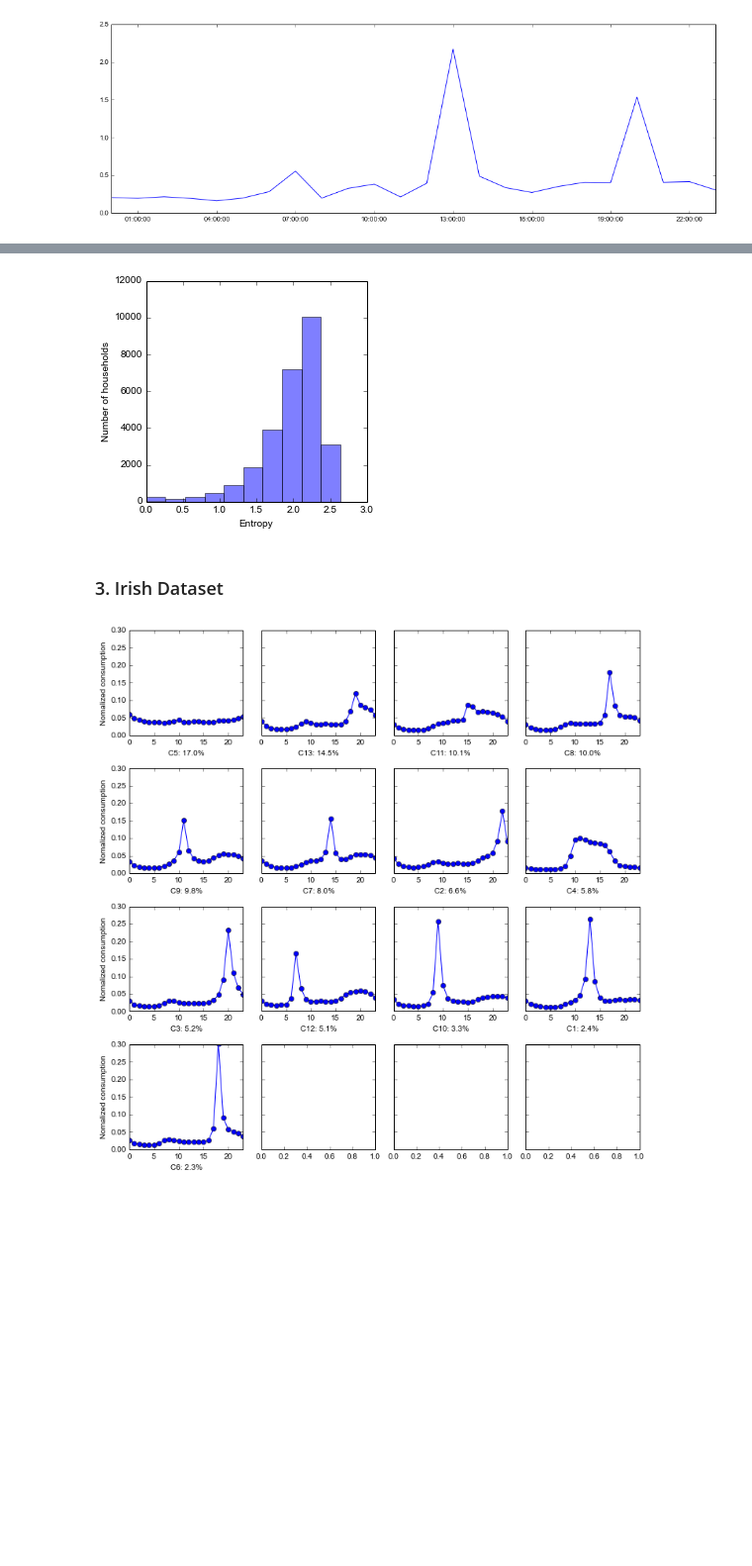
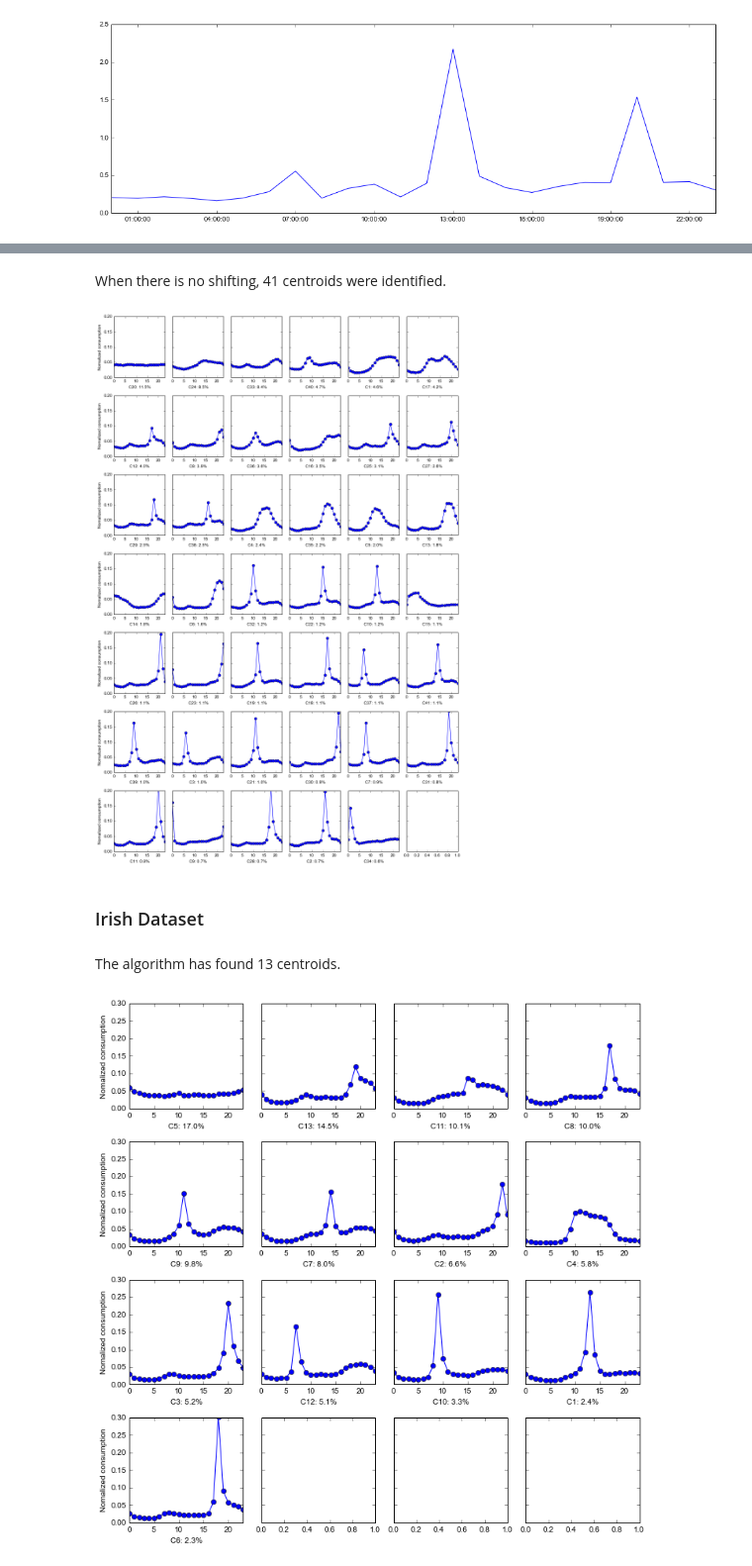
Before and after one commit to xiufengliu/SmartMeterDataAnalytics, a Jupyter notebook: experiments/clustering/Figures.ipynb, the cells around one changed output, grey strips where cells are left out. Shown at 99% size. Saved outputs shown, nothing was run; the diff lists cells and outputs as text; code cells hidden in the pictures; blank space fills up the shorter version.

```diff
--- a/experiments/clustering/Figures.ipynb
+++ b/experiments/clustering/Figures.ipynb
@@ -230,9 +225,15 @@ plot_centroids("essex_centroid.csv", 4, 5, 0.25)
+# %% [markdown]
+When there is no shifting, 41 centroids were identified.
+# %%
+plot_centroids("essex_centroid_0.csv", 7, 6, 0.2,fsize=(12,18))
+# %% [output]
+[figure, added]
 # %%
-plot_entropy('essex_entropy.csv')
+#plot_entropy('essex_entropy.csv')
-# %% [output]
-[figure, removed]
 # %% [markdown]
-### 3. Irish Dataset
+###  Irish Dataset
+# %% [markdown]
+The algorithm has found 13 centroids.
 # %%
 plot_centroids("irish_centroid.csv", 4, 4, 0.3)
 # %% [output]
```
Also changed, not shown: parts of 23 cells of this notebook, 8 other files.
